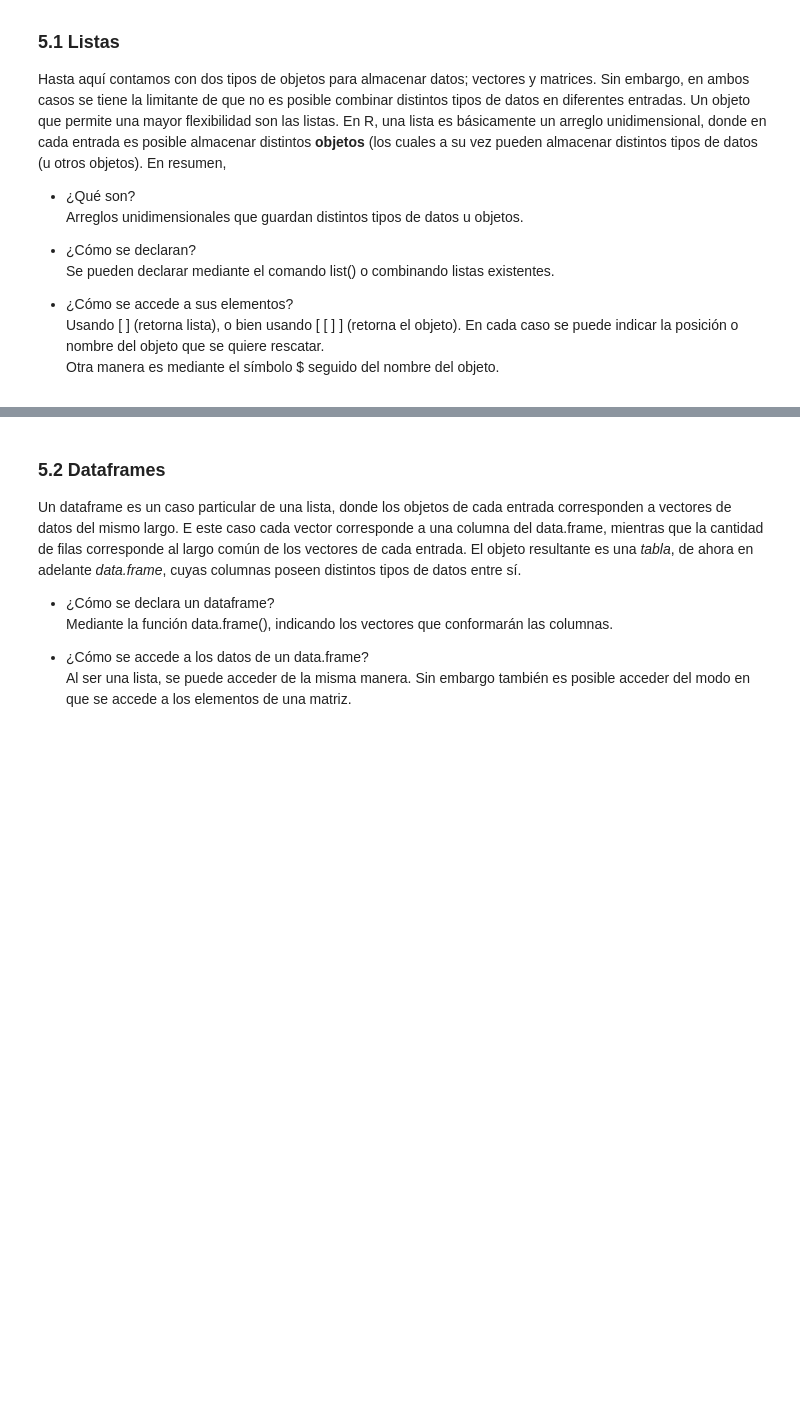
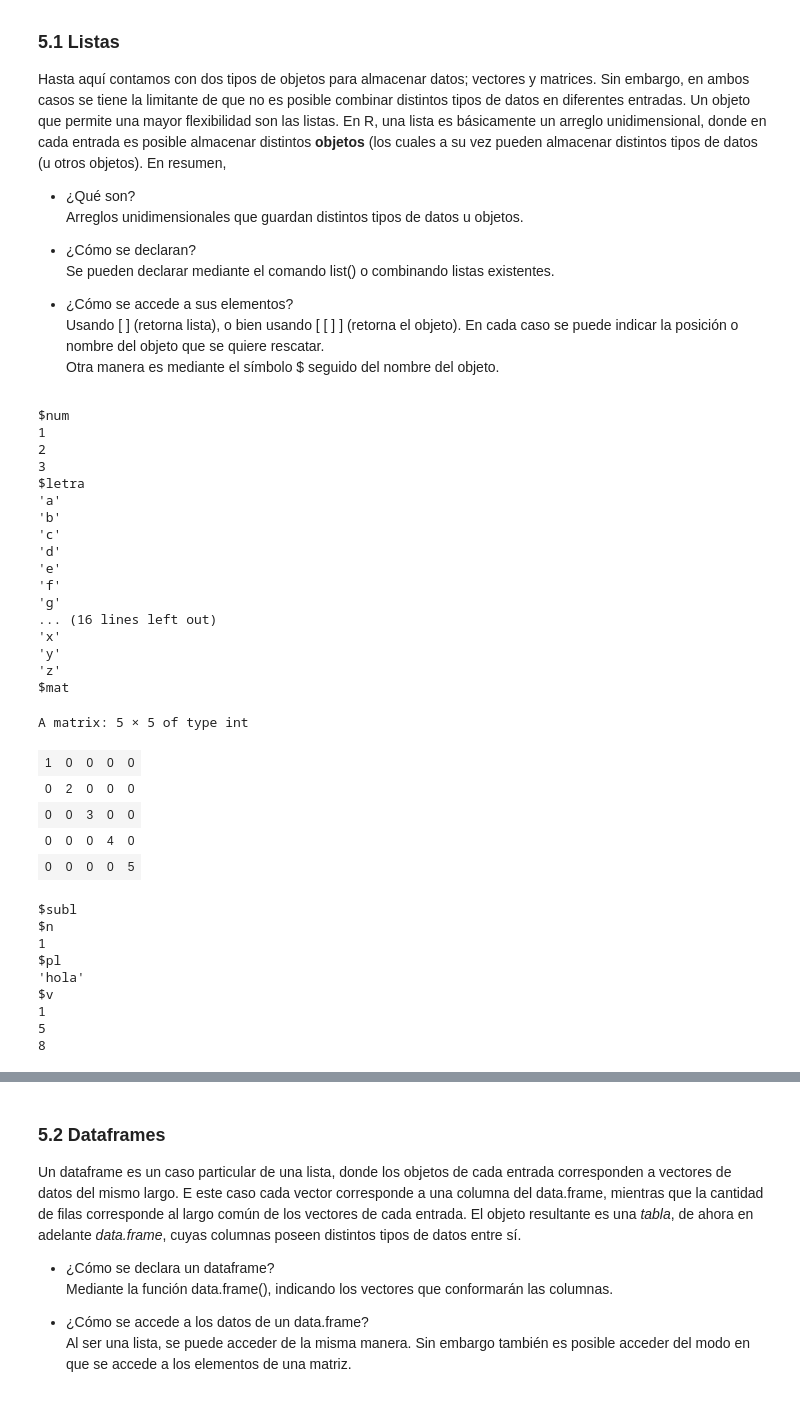
Before and after one commit to majorquev/DBDC_202406_Programacion_en_R_para_ciencia_de_datos, a Jupyter notebook: Clases/C2/Clase_2_02_listas_y_dataframes.ipynb, the cells around one changed output, grey strips where cells are left out. Cells and saved outputs as stored; diff of their text form; code cells hidden in the pictures; blank space fills up the shorter version.

```diff
--- a/Clases/C2/Clase_2_02_listas_y_dataframes.ipynb
+++ b/Clases/C2/Clase_2_02_listas_y_dataframes.ipynb
@@ -61,0 +29,44 @@ En resumen,
+# %%
+# 5. Listas y dataframes ------------
+# 5.1 Listas  ------------
+# Cómo declarar una lista (comando list() )
+#num,letra, pl, mat, lista
+l1 <- list(num = c(1,2,3),
+           letra = letters,
+           mat = diag(1:5),
+           subl = list(n=1, pl="hola", v = c(1,5,8)))
+
+l1
+# %% [output]
+$num
+1
+2
+3
+$letra
+'a'
+'b'
+'c'
+'d'
+'e'
+'f'
+'g'
+... (16 lines left out)
+'x'
+'y'
+'z'
+$mat
+A matrix: 5 × 5 of type int
+| 1 | 0 | 0 | 0 | 0 |
+| 0 | 2 | 0 | 0 | 0 |
+| 0 | 0 | 3 | 0 | 0 |
+| 0 | 0 | 0 | 4 | 0 |
+| 0 | 0 | 0 | 0 | 5 |
+$subl
+$n
+1
+$pl
+'hola'
+$v
+1
+5
+8
```
Also changed, not shown: parts of 64 cells of this notebook.
